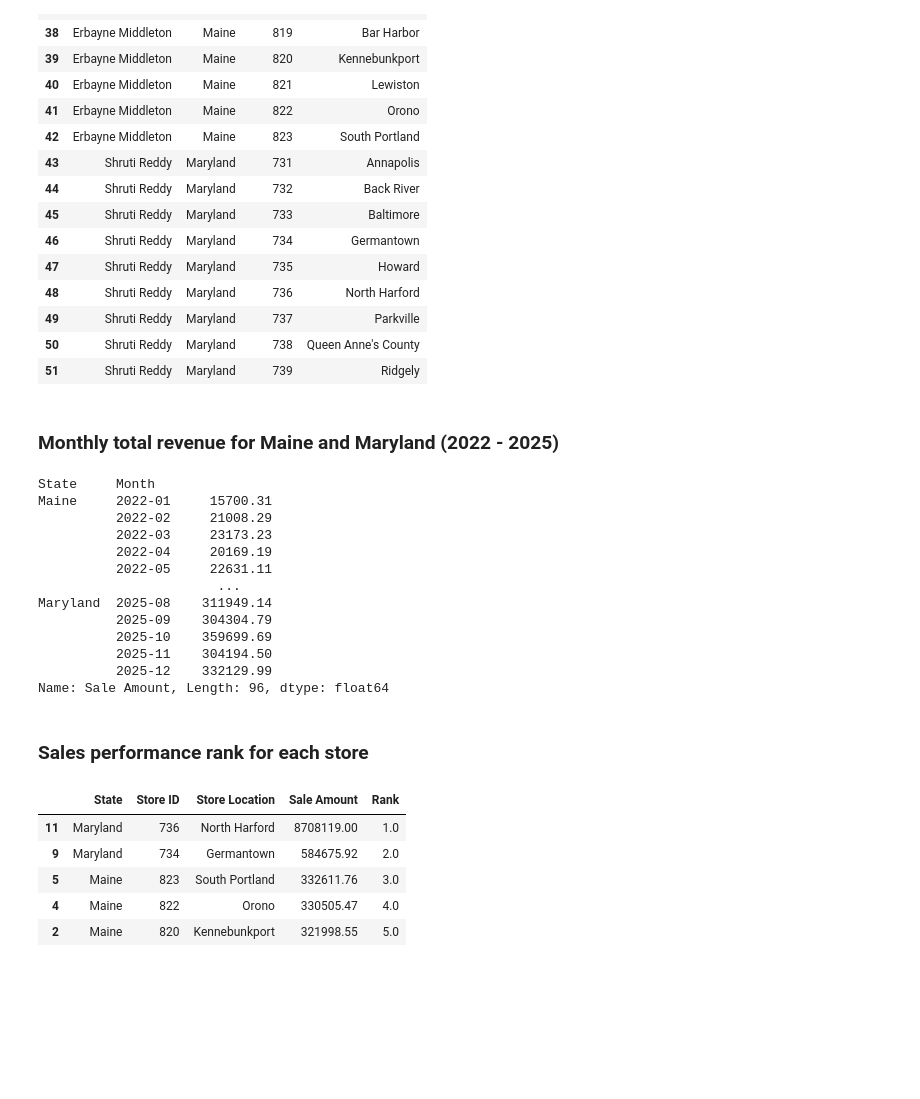
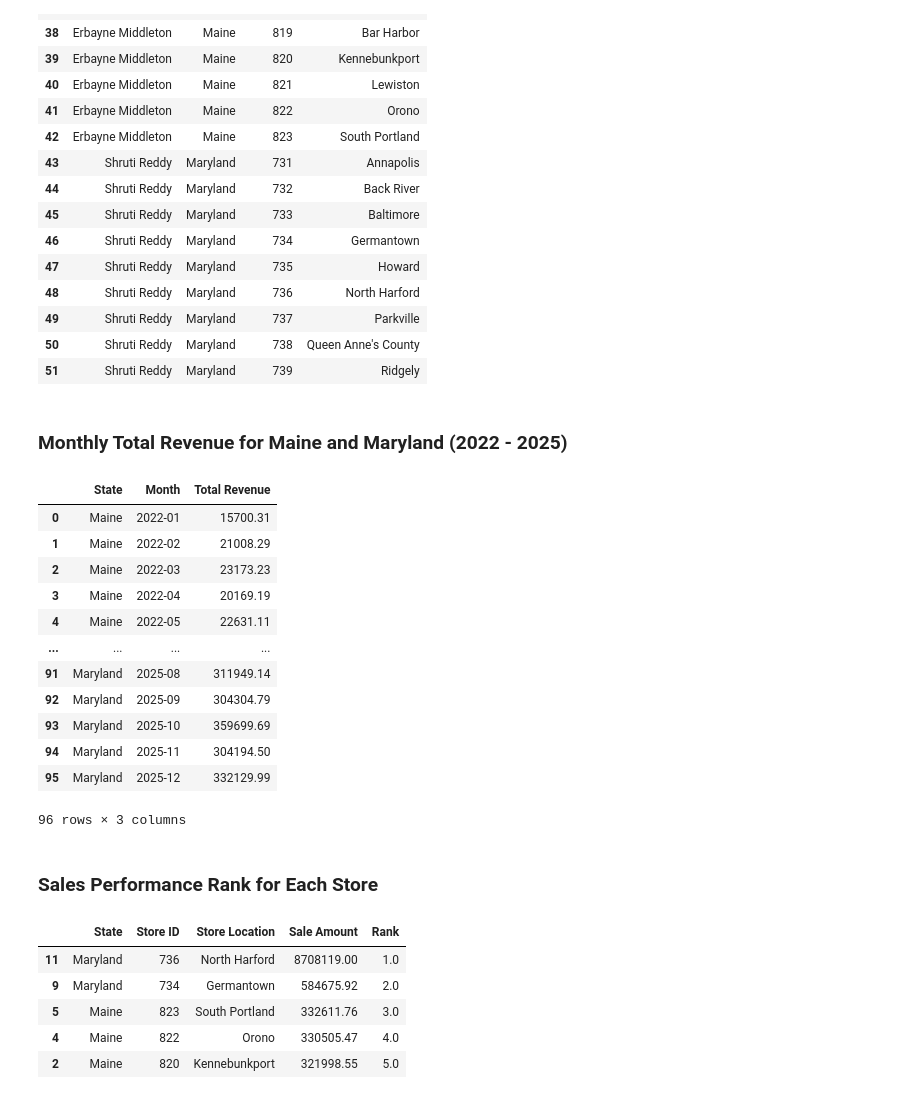
Before and after one commit to Tita9630/Capstone_2, a Jupyter notebook: Zergaw_sales_analysis.ipynb, the cells around one changed output. Cells and saved outputs as stored; diff of their text form; code cells hidden in the pictures; blank space fills up the shorter version.

```diff
--- a/Zergaw_sales_analysis.ipynb
+++ b/Zergaw_sales_analysis.ipynb
@@ -150,5 +150,5 @@ territory_detail
 | 50 | Shruti Reddy | Maryland | 738 | Queen Anne's County |
 | 51 | Shruti Reddy | Maryland | 739 | Ridgely |
 # %% [markdown]
-### Monthly total revenue for Maine and Maryland (2022 - 2025)
+### Monthly Total Revenue for Maine and Maryland (2022 - 2025)
 # %%
@@ -160,24 +160,25 @@ store_info = store_info[    # Filitering the assigned territories
 store_info['Month'] = pd.to_datetime( # Creating a month column in the dataframe
     store_info['Transaction Date']).dt.to_period('M')
 # %%
-monthly_revenue = store_info.groupby(['State', 'Month'])['Sale Amount'].sum() # Calculating monthy revenue by grouping the data
-monthly_revenue                                                               # based on territory, month and sale ammount
+monthly_revenue = store_info.groupby(['State', 'Month'])['Sale Amount'].sum().reset_index(name='Total Revenue')
+                                                    # Calculating monthy revenue by grouping the data
+monthly_revenue                                     # based on territory, month and sale ammount and creating a column total revenue
 # %% [output]
+|  | State | Month | Total Revenue |
+| 0 | Maine | 2022-01 | 15700.31 |
+| 1 | Maine | 2022-02 | 21008.29 |
+| 2 | Maine | 2022-03 | 23173.23 |
+| 3 | Maine | 2022-04 | 20169.19 |
+| 4 | Maine | 2022-05 | 22631.11 |
+| ... | ... | ... | ... |
+| 91 | Maryland | 2025-08 | 311949.14 |
+| 92 | Maryland | 2025-09 | 304304.79 |
+| 93 | Maryland | 2025-10 | 359699.69 |
+| 94 | Maryland | 2025-11 | 304194.50 |
+| 95 | Maryland | 2025-12 | 332129.99 |
-State     Month
-Maine     2022-01     15700.31
-          2022-02     21008.29
-          2022-03     23173.23
-          2022-04     20169.19
-          2022-05     22631.11
-                       ...
-Maryland  2025-08    311949.14
-          2025-09    304304.79
-          2025-10    359699.69
-          2025-11    304194.50
-          2025-12    332129.99
-Name: Sale Amount, Length: 96, dtype: float64
+96 rows × 3 columns
 # %% [markdown]
-### Sales performance rank for each store
+### Sales Performance Rank for Each Store
 # %%
 store_performance = store_info.groupby(['State', 'Store ID', 'Store Location'] # Calculating total sales by store
                                       )[['Sale Amount']].sum().reset_index()
```
Also changed, not shown: parts of 22 cells of this notebook.
